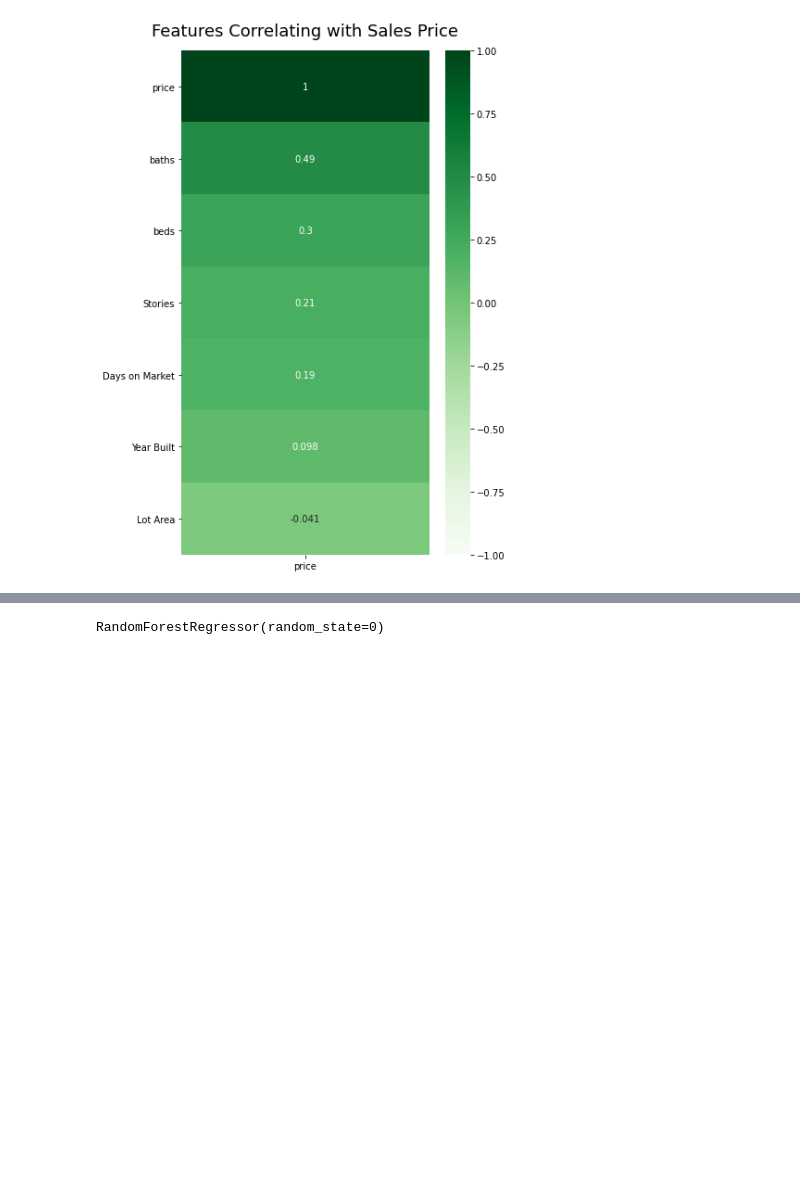
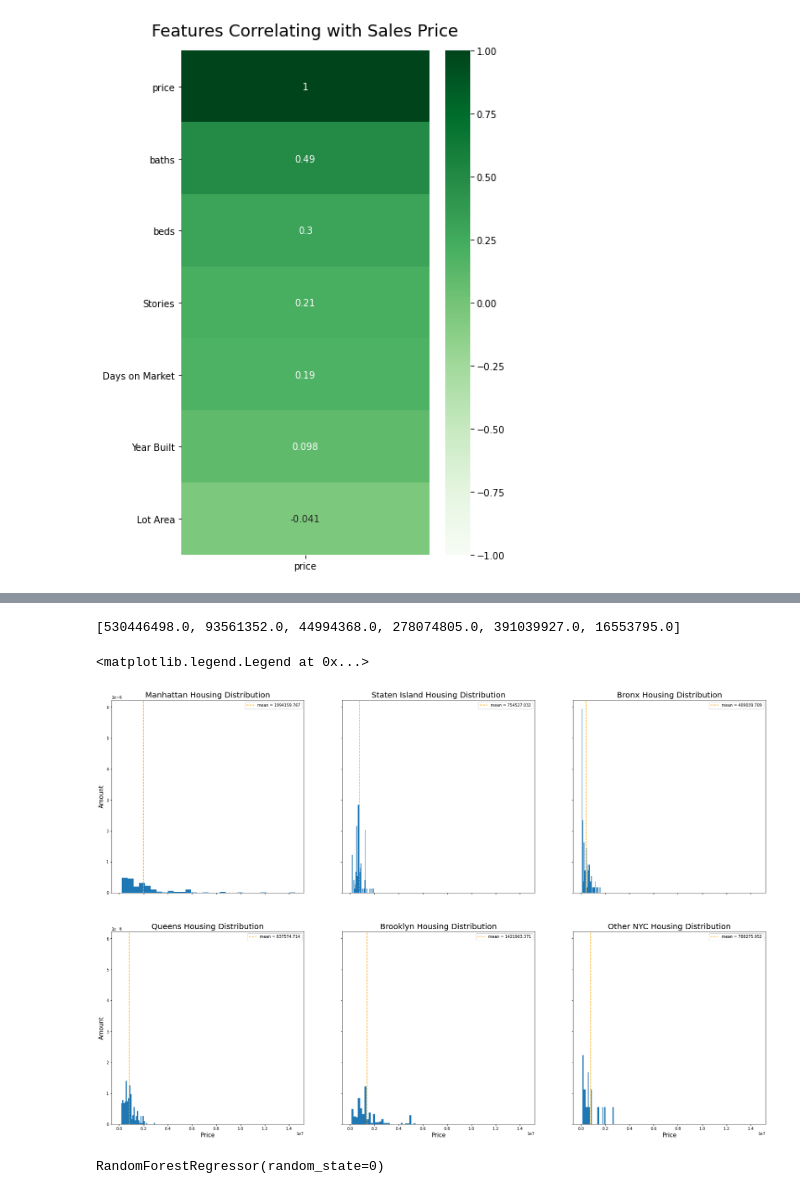
Before and after one commit to ethanstanley/Real-Estate-Predictor, a Jupyter notebook: house_value_model.ipynb, the cells around one changed output, grey strips where cells are left out. Cells and saved outputs as stored; diff of their text form; code cells hidden in the pictures; blank space fills up the shorter version.

```diff
--- a/house_value_model.ipynb
+++ b/house_value_model.ipynb
@@ -103,3 +110,14 @@ data
+# %%
+house_price_by_borough = {
+  "Manhattan" : [], "Staten Island" : [], "Bronx" : [], "Queens" : [], "Brooklyn" : [], "Other NYC": []
+}
+for num, row in data.iterrows():
+  if not math.isnan(row["price"]):
+    house_price_by_borough[row["Borough"]].append(row["price"])
+# %%
+[sum(arr) for (name, arr) in house_price_by_borough.items()]
+# %% [output]
+[530446498.0, 93561352.0, 44994368.0, 278074805.0, 391039927.0, 16553795.0]
 # %%
 #code to create links to livability index
 search_link = "https://livabilityindex.aarp.org/search/{borough},%20New%20York%20{zip_code},%20United%20States"
@@ -121,6 +139,21 @@ for zip in set(data['Zip Code'].dropna()):
 
     new_link = search_link.format(borough = borough, zip_code = zip_code)
     zip_to_score[zip_code] = new_link
+# %%
+#NEED TO BE FORMATTED BETTER
+
+fig, ax = plt.subplots(2,3, figsize=[30, 20], sharex = True, sharey = True)
+[ax[1,i].set_xlabel("Price", fontsize=15) for i in range(3)]
+[ax[i,0].set_ylabel("Amount", fontsize=15) for i in range(2)]
+ax[0, 0].set_title("Manhattan Housing Distribution", fontsize=20); ax[0,0].hist(house_price_by_borough["Manhattan"], bins=30, density=True); ax[0,0].axvline(np.mean(house_price_by_borough["Manhattan"]), ls="--",c="orange"); ax[0,0].legend(["mean = " + str(round(np.mean(house_price_by_borough["Manhattan"]), 3))])
+ax[0, 1].set_title("Staten Island Housing Distribution", fontsize=20); ax[0,1].hist(house_price_by_borough["Staten Island"], bins=30, density=True); ax[0,1].axvline(np.mean(house_price_by_borough["Staten Island"]), ls="--",c="orange"); ax[0,1].legend(["mean = " + str(round(np.mean(house_price_by_borough["Staten Island"]), 3))])
+ax[0, 2].set_title("Bronx Housing Distribution", fontsize=20); ax[0,2].hist(house_price_by_borough["Bronx"], bins=30, density=True); ax[0,2].axvline(np.mean(house_price_by_borough["Bronx"]), ls="--",c="orange"); ax[0,2].legend(["mean = " + str(round(np.mean(house_price_by_borough["Bronx"]), 3))])
+ax[1, 0].set_title("Queens Housing Distribution", fontsize=20); ax[1,0].hist(house_price_by_borough["Queens"], bins=30, density=True); ax[1,0].axvline(np.mean(house_price_by_borough["Queens"]), ls="--",c="orange"); ax[1,0].legend(["mean = " + str(round(np.mean(house_price_by_borough["Queens"]), 3))])
+ax[1, 1].set_title("Brooklyn Housing Distribution", fontsize=20); ax[1,1].hist(house_price_by_borough["Brooklyn"], bins=30, density=True); ax[1,1].axvline(np.mean(house_price_by_borough["Brooklyn"]), ls="--",c="orange"); ax[1,1].legend(["mean = " + str(round(np.mean(house_price_by_borough["Brooklyn"]), 3))])
+ax[1, 2].set_title("Other NYC Housing Distribution", fontsize=20); ax[1,2].hist(house_price_by_borough["Other NYC"], bins=30, density=True); ax[1,2].axvline(np.mean(house_price_by_borough["Other NYC"]), ls="--",c="orange"); ax[1,2].legend(["mean = " + str(round(np.mean(house_price_by_borough["Other NYC"]), 3))])
+# %% [output]
+<matplotlib.legend.Legend at 0x...>
+[figure, added]
 # %%
 #binary encoding Zip Code
 mlb = MultiLabelBinarizer()
```
Also changed, not shown: parts of 5 cells of this notebook.
